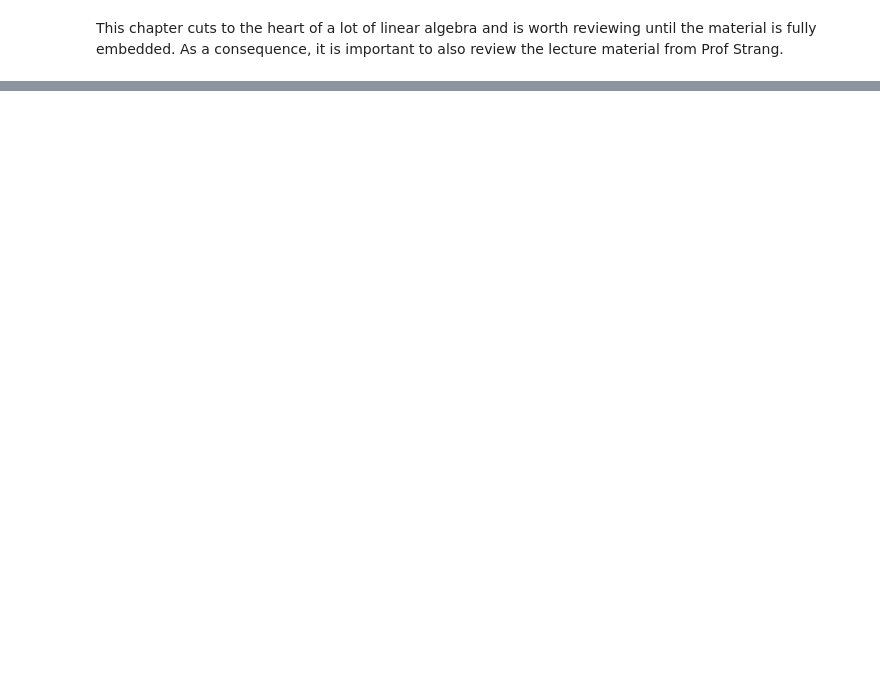
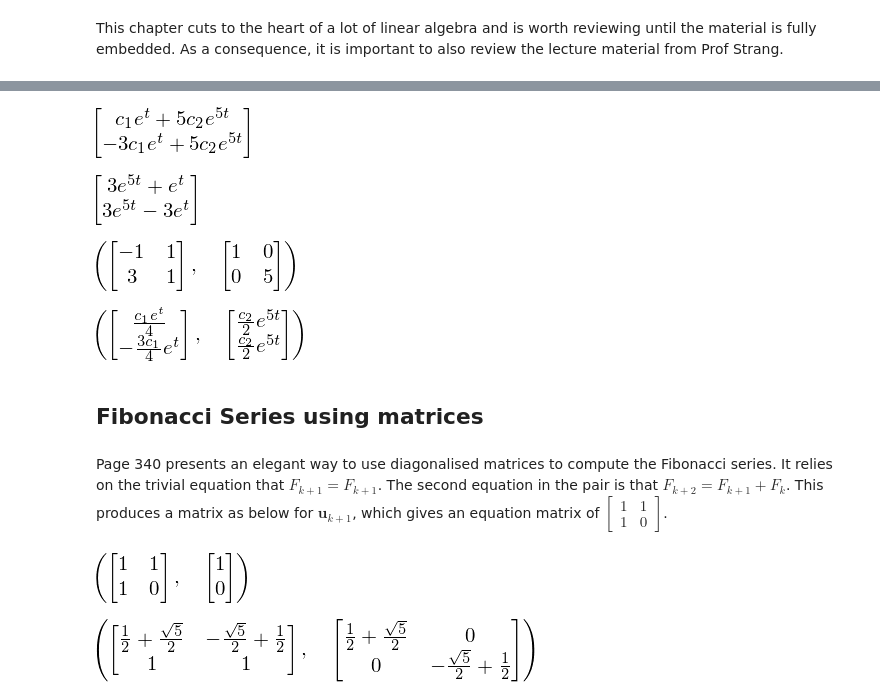
Before and after one commit to hillbs/Differential-Equations-and-Linear-Algebra, a Jupyter notebook: 1806 Chapter 6 Eigenvalues.ipynb, the cells around one changed output, grey strips where cells are left out. Drawn from its saved outputs; the diff is of its cells as text; code cells hidden in the pictures; blank space fills up the shorter version.

```diff
--- a/1806 Chapter 6 Eigenvalues.ipynb
+++ b/1806 Chapter 6 Eigenvalues.ipynb
@@ -33,0 +76,35 @@ YouTubeVideo('13r9QY6cmjc')
+# %%
+#the solution then is...which is the same as multiplying each element y1 y2 by lambdas!
+A*soln_matrix
+# %% [output]
+[figure, added]
+# %%
+#So now to see how this is the sames as the exponential of the matrix A
+exp(A*t)*Matrix([[1],[0]])*4
+# %% [output]
+[figure, added]
+# %%
+A.diagonalize()
+# %% [output]
+[figure, added]
+# %%
+#An inbuilt function to solve for y'
+s1,s2 = A.diagonal_solve(Matrix([[y1],[y2]]))
+s1,s2
+# %% [output]
+[figure, added]
+# %% [markdown]
+## Fibonacci Series using matrices
+# %% [markdown]
+Page 340 presents an elegant way to use diagonalised matrices to compute the Fibonacci series. It relies on the trivial equation that $F_{k+1} = F_{k+1}$. The second equation in the pair is that $F_{k+2} = F_{k+1} + F_{k}$. This produces a matrix as below for $\mathbf{u}{_{k+1}} $, which gives an equation matrix of $\begin{bmatrix} 1&1 \\ 1&0 \end{bmatrix}$.
+# %%
+F = Matrix([[1,1],[1,0]])
+u0 = symbols('u_0')
+u0 = Matrix ([1,0])
+F, u0
+# %% [output]
+[figure, added]
+# %%
+simplify(F.diagonalize())
+# %% [output]
+[figure, added]
```
Also changed, not shown: parts of 9 cells of this notebook.
